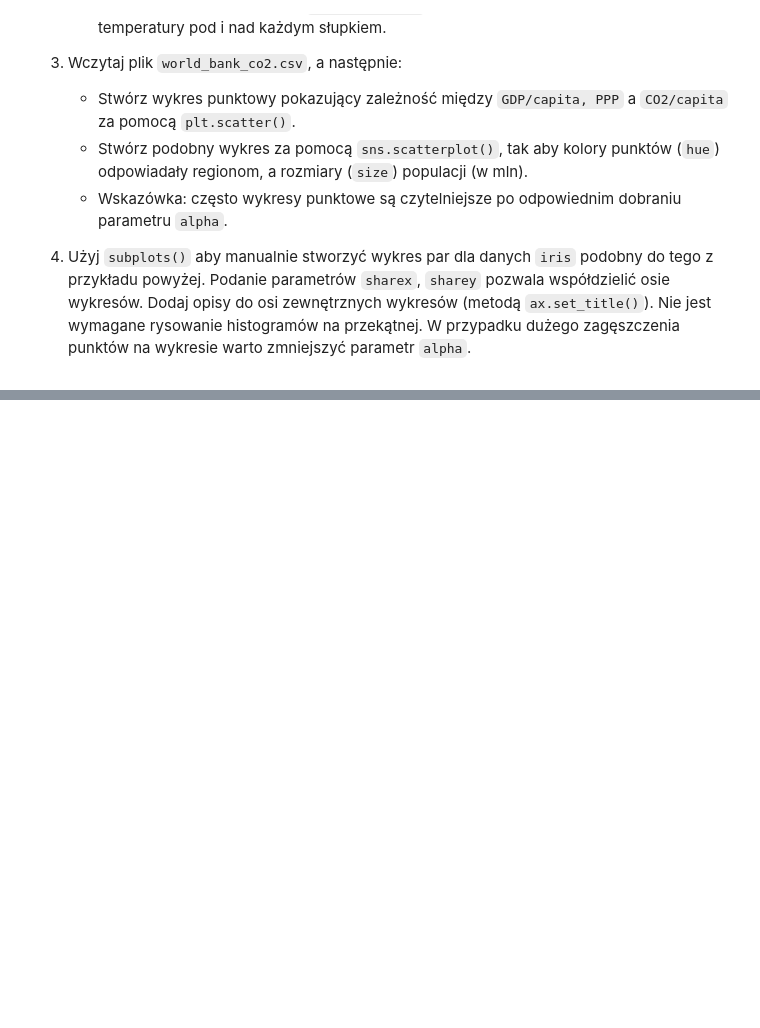
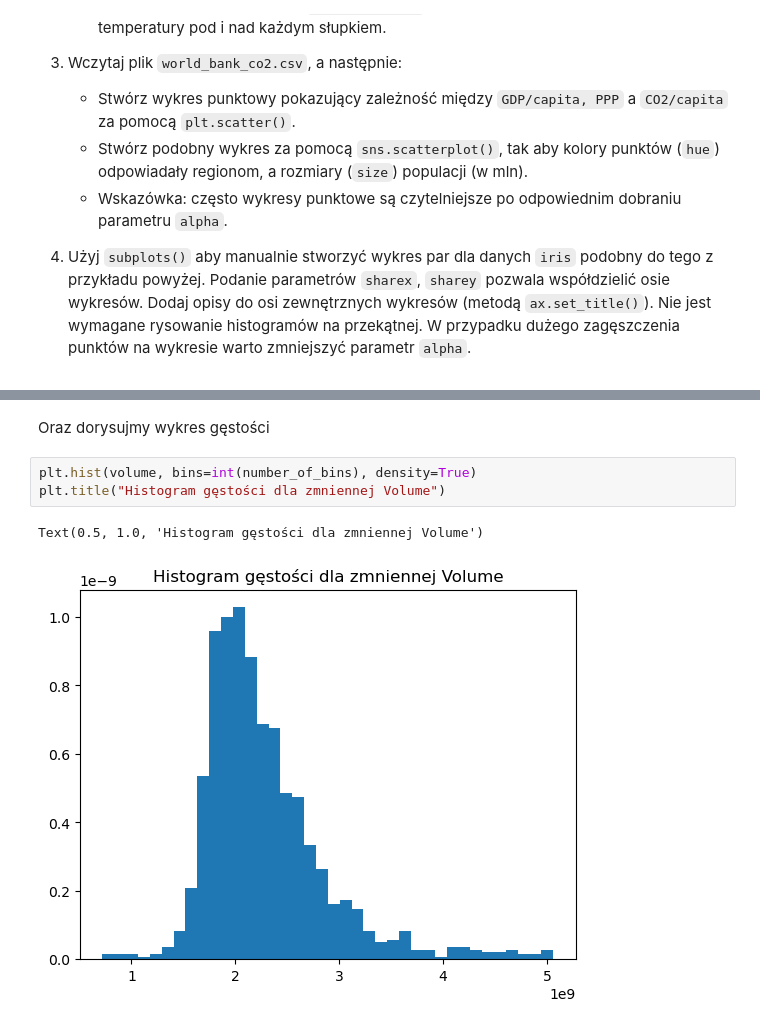
Before and after one commit to MichalBrodackiPJA/Eksploracja-i-Wizualizacja-Danych, a Jupyter notebook: Ćwiczenia 3/Lab - Wizualizacja.ipynb, the cells around one changed output, grey strips where cells are left out. Drawn from its saved outputs; the diff is of its cells as text; blank space fills up the shorter version.

```diff
--- a/Ćwiczenia 3/Lab - Wizualizacja.ipynb
+++ b/Ćwiczenia 3/Lab - Wizualizacja.ipynb
@@ -184,0 +221,8 @@ Text(0.5, 1.0, 'Correlation Matrix')
+# %% [markdown]
+Oraz dorysujmy wykres gęstości
+# %%
+plt.hist(volume, bins=int(number_of_bins), density=True)
+plt.title("Histogram gęstości dla zmniennej Volume")
+# %% [output]
+Text(0.5, 1.0, 'Histogram gęstości dla zmniennej Volume')
+[figure, added]
```
Also changed, not shown: parts of 35 cells of this notebook.
